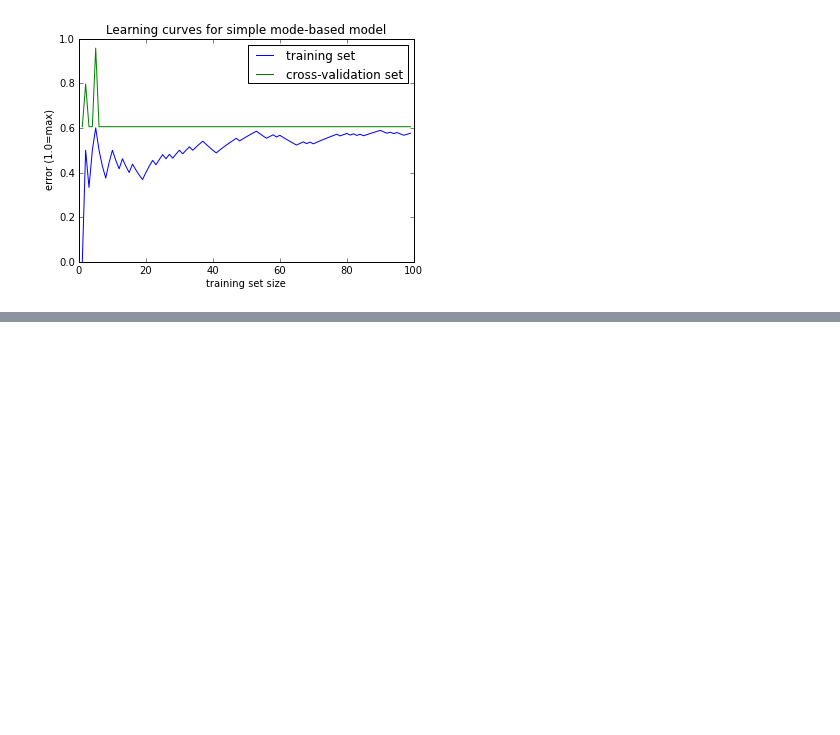
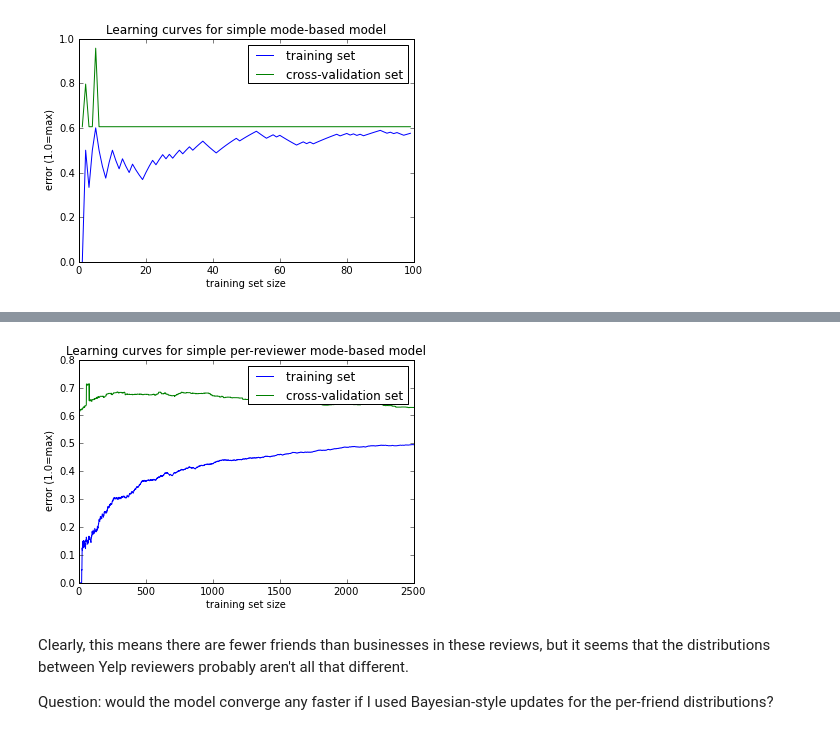
Before and after one commit to tswast/restauraunt-recommender-system, a Jupyter notebook: 2012.09.09-LearningCurves.ipynb, the cells around one changed output, grey strips where cells are left out. Saved outputs shown, nothing was run; the diff lists cells and outputs as text; code cells hidden in the pictures; blank space fills up the shorter version.

```diff
--- a/2012.09.09-LearningCurves.ipynb
+++ b/2012.09.09-LearningCurves.ipynb
@@ -95,0 +122,26 @@ plotlearningcurve(cv_error, t_error, "simple mode-based model")
+# %%
+class PerReviewerSimpleDistributionModel(object):
+    def __init__(self, training_set):
+        rating_totals = np.ones(5)
+        reviewers = {}
+        for biz, pid, rating in training_set:
+            rating_totals[int(float(rating))-1] += 1
+            if pid not in reviewers:
+                reviewers[pid] = np.ones(5)
+            reviewers[pid][int(float(rating))-1] += 1
+        self.reviewers = reviewers
+        self.rating_distribution = rating_totals / rating_totals.sum()
+    def predict(self, business_id, person_id):
+        if person_id in self.reviewers:
+            return self.reviewers[person_id]
+        return self.rating_distribution
+# %%
+cv_error, t_error = doexperiment(PerReviewerSimpleDistributionModel, 2500, training_set, cross_validation_set)
+# %%
+plotlearningcurve(cv_error, t_error, "simple per-reviewer mode-based model")
+# %% [output]
+[figure, added]
+# %% [markdown]
+Clearly, this means there are fewer friends than businesses in these reviews, but it seems that the distributions between Yelp reviewers probably aren't all that different.
+
+Question: would the model converge any faster if I used Bayesian-style updates for the per-friend distributions?
```
Also changed, not shown: parts of 5 cells of this notebook, 1 other file.
